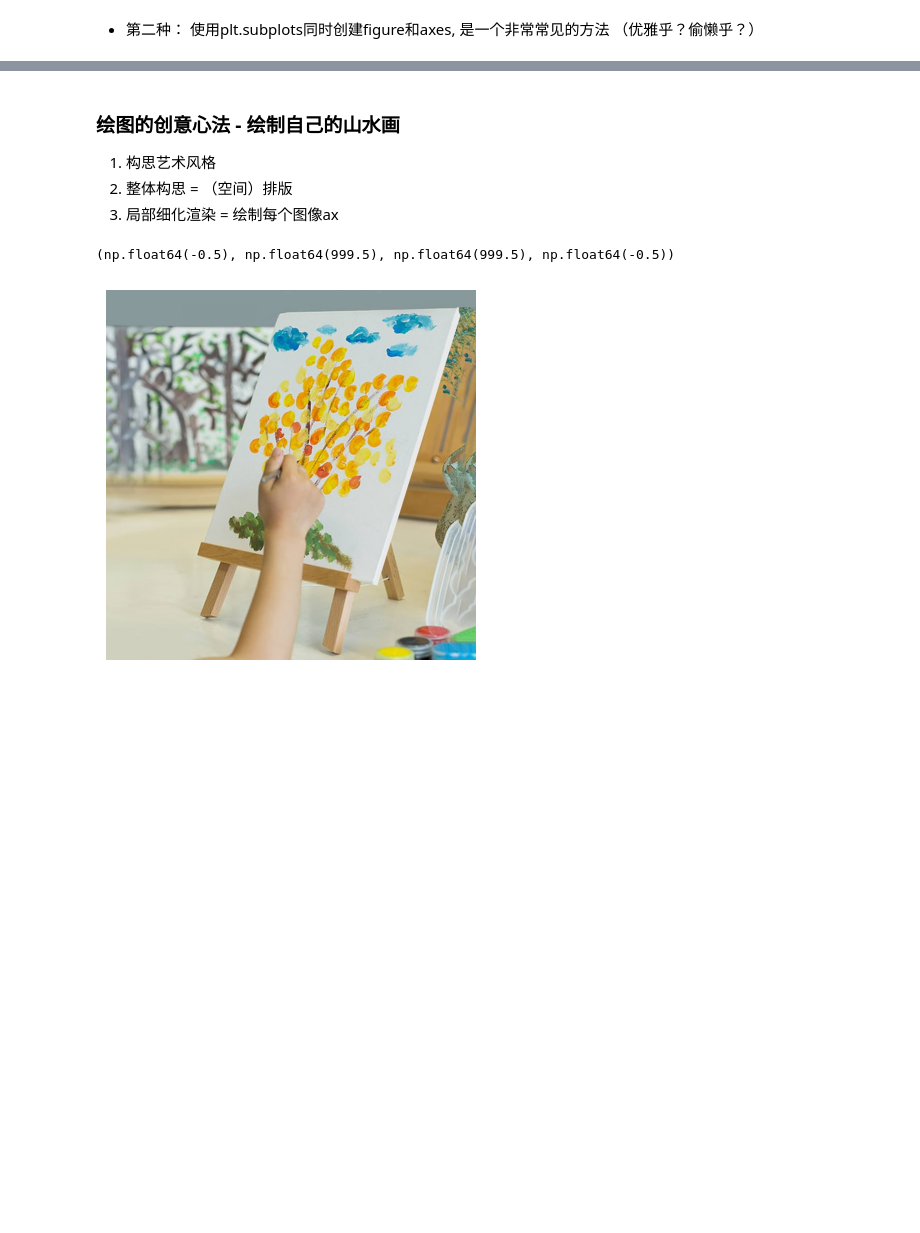
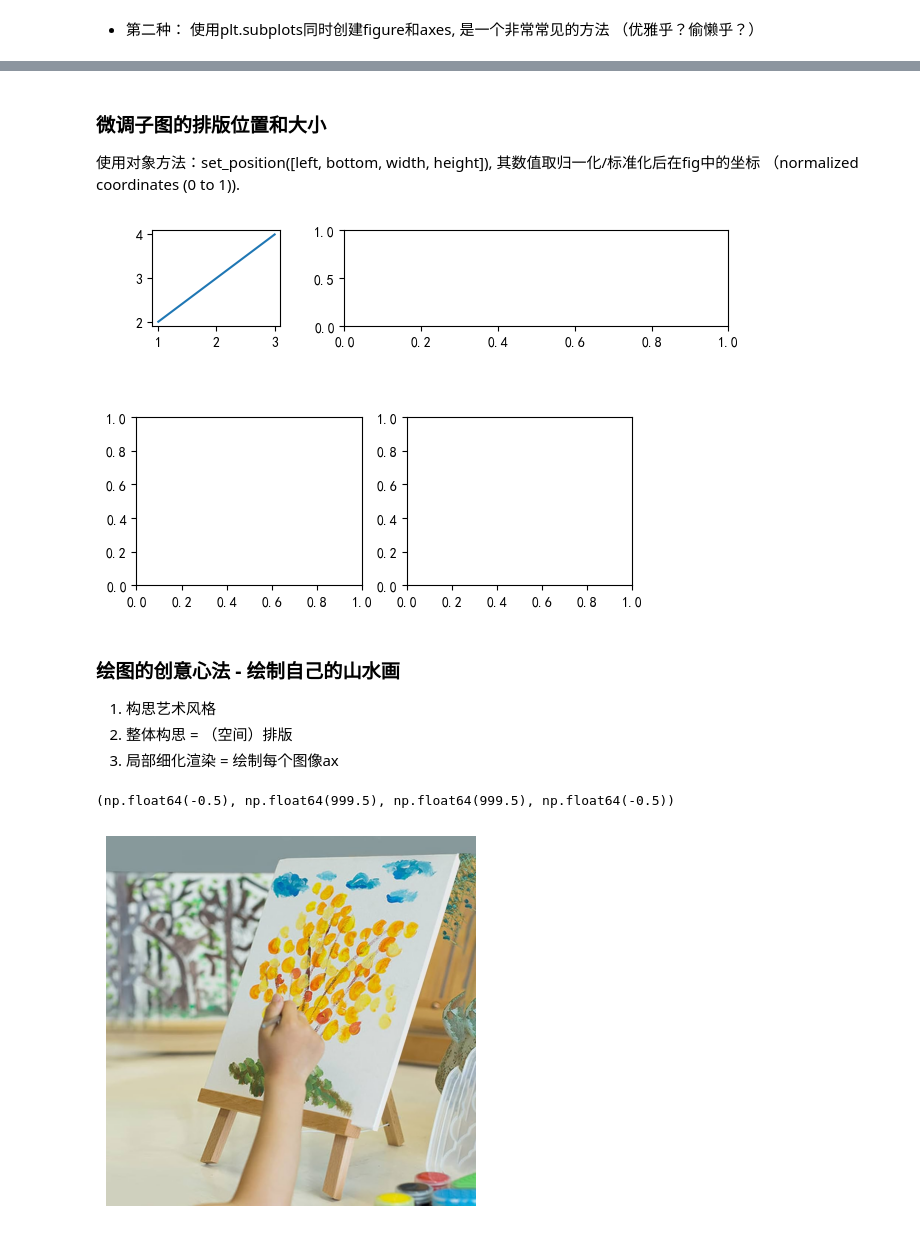
Before and after one commit to dietertao/b_python_dshb_cn, a Jupyter notebook: docs/Chapter0.DS_Intro_yxf/3.0.matplotlib_intro.ipynb, the cells around one changed output, grey strips where cells are left out. Drawn from its saved outputs; the diff is of its cells as text; code cells hidden in the pictures; blank space fills up the shorter version.

```diff
--- a/docs/Chapter0.DS_Intro_yxf/3.0.matplotlib_intro.ipynb
+++ b/docs/Chapter0.DS_Intro_yxf/3.0.matplotlib_intro.ipynb
@@ -151,3 +162,21 @@ ax4 = fig.add_subplot(224)#2行2列第4个位置
+# %% [markdown]
+### 微调子图的排版位置和大小
+
+使用对象方法：set_position([left, bottom, width, height]), 其数值取归一化/标准化后在fig中的坐标 （normalized coordinates (0 to 1)).
+# %%
+fig, axes = plt.subplots(2,2)
+ax1 = axes[0, 0]
+ax2 = axes[0, 1]
+# Ändere die Größe und Position von ax1
+# set_position erwartet [left, bottom, width, height] in normalized Koordinaten (0 bis 1)
+ax1.plot([1, 2, 3], [2, 3, 4])
+ax1.set_position([0.15, 0.65, 0.2, 0.2])  # Beispielwerte
+ax2.set_position([0.45, 0.65, 0.6, 0.2])  # Beispielwerte
+
+# Zeige die Plots an
+#plt.tight_layout()
+# %% [output]
+[figure, added]
 # %% [markdown]
 ### 绘图的创意心法 - 绘制自己的山水画
 
```
Also changed, not shown: parts of 13 cells of this notebook, 1 other file.
